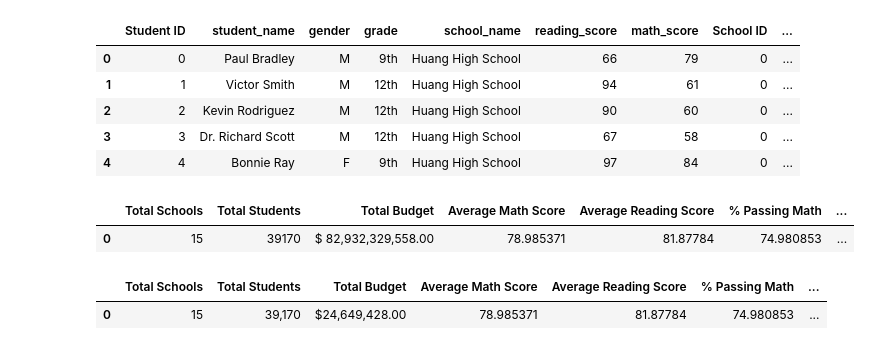
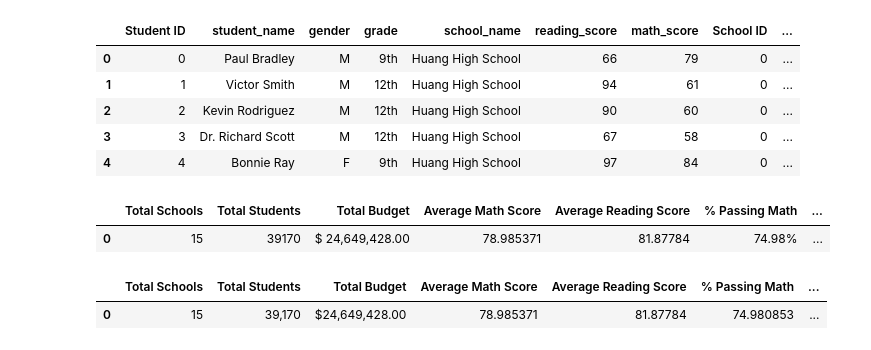
Before and after one commit to jaryan77/PyCity-Schools, a Jupyter notebook: PyCitySchools/starter.ipynb, the cells around one changed output. Saved outputs shown, nothing was run; the diff lists cells and outputs as text; code cells hidden in the pictures.

```diff
--- a/PyCitySchools/starter.ipynb
+++ b/PyCitySchools/starter.ipynb
@@ -56,7 +56,7 @@ total_schools = len(main_df["School ID"].unique())
 total_students = len(main_df["Student ID"].unique())
 
 #Calculate total budget
-total_budget = main_df["budget"].sum()
+total_budget = school_data["budget"].sum()
 
 #Calculate Average Math Score
 avg_math = main_df["math_score"].mean()
@@ -64,37 +64,40 @@ avg_math = main_df["math_score"].mean()
 #Calculate the average reading score
 avg_reading = main_df["reading_score"].mean()
 
 #Calculate the percentage of students with a passing math score (70 or greater)
 passing_math = len(main_df[main_df["math_score"] >= 70])
 passing_math_percentage = passing_math / total_students * 100
 
 #Calculate the percentage of students with a passing reading score (70 or greater)
 passing_reading = len(main_df[main_df["reading_score"] >= 70])
 passing_reading_percentage = passing_reading / total_students * 100
 
 #Calculate the percentage of students who passed math and reading (% Overall Passing)
 passing_overall_percentage = (avg_math + avg_reading) / 2
 passing_overall_percentage
 
 #Create a dataframe to hold the above results
-summary_df = pd.DataFrame({
+district_summary = pd.DataFrame({
     "Total Schools": [total_schools],
     "Total Students": [total_students],
     "Total Budget": [total_budget],
     "Average Math Score": [avg_math],
     "Average Reading Score": [avg_reading],
     "% Passing Math": [passing_math_percentage],
     "% Passing Reading": [passing_reading_percentage],
     "% Passing Overall": [passing_overall_percentage]
 })
 
 
 #Give the displayed data cleaner formatting
-summary_df['Total Budget'] = summary_df['Total Budget'].map('$ {:,.2f}'.format)
-summary_df
+district_summary['Total Budget'] = district_summary['Total Budget'].map('$ {:,.2f}'.format)
+district_summary["% Passing Math"] = district_summary["% Passing Math"].map('{:.2f}%'.format)
+district_summary["% Passing Reading"] = district_summary["% Passing Reading"].map('{:.2f}%'.format)
+district_summary["% Passing Overall"] = district_summary["% Passing Overall"].map('{:.2f}%'.format)
+district_summary
 # %% [output]
 |  | Total Schools | Total Students | Total Budget | Average Math Score | Average Reading Score | % Passing Math | ... |
-| 0 | 15 | 39170 | $ 82,932,329,558.00 | 78.985371 | 81.87784 | 74.980853 | ... |
+| 0 | 15 | 39170 | $ 24,649,428.00 | 78.985371 | 81.87784 | 74.98% | ... |
 # %%
 # %% [output]
 |  | Total Schools | Total Students | Total Budget | Average Math Score | Average Reading Score | % Passing Math | ... |
```
Also changed, not shown: 3 other files.
